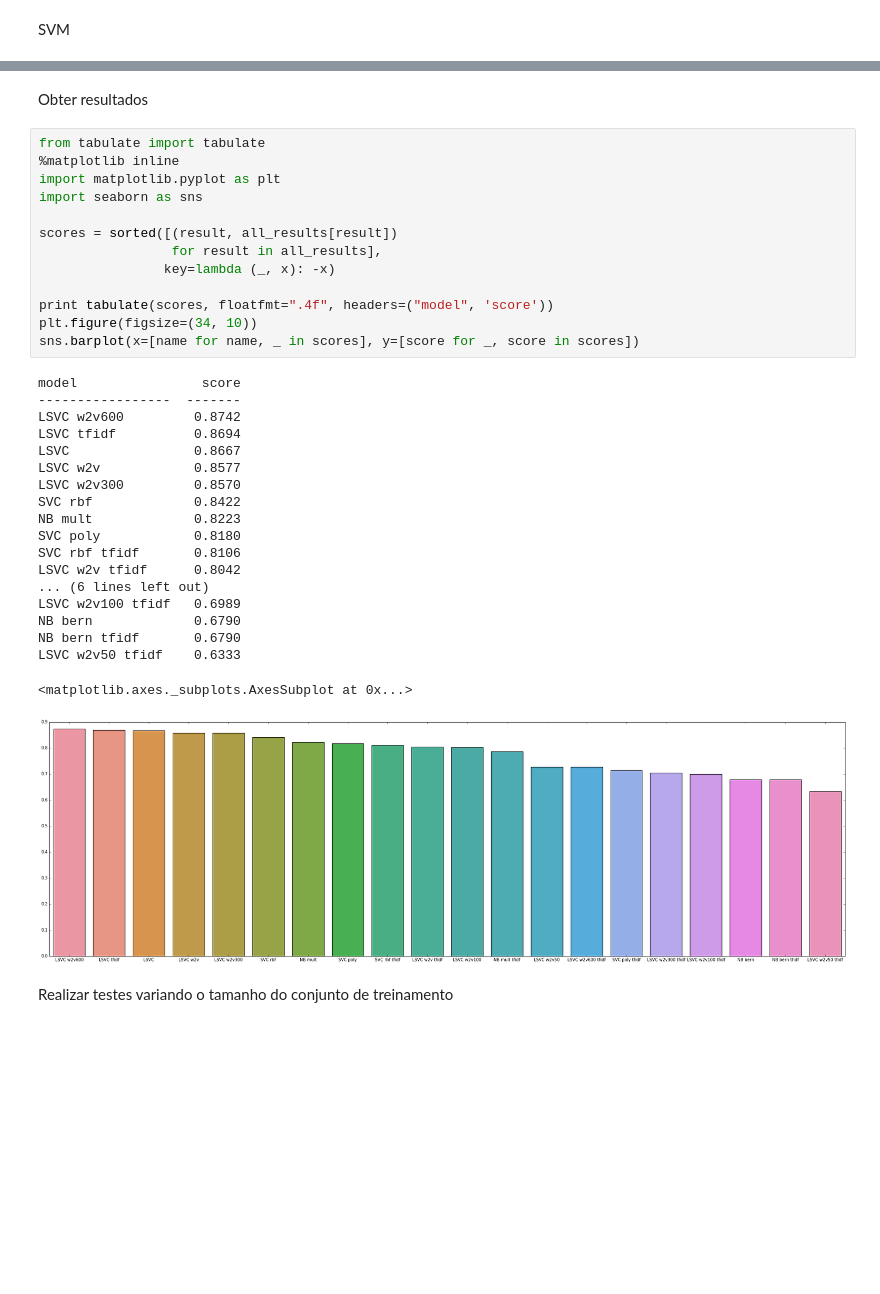
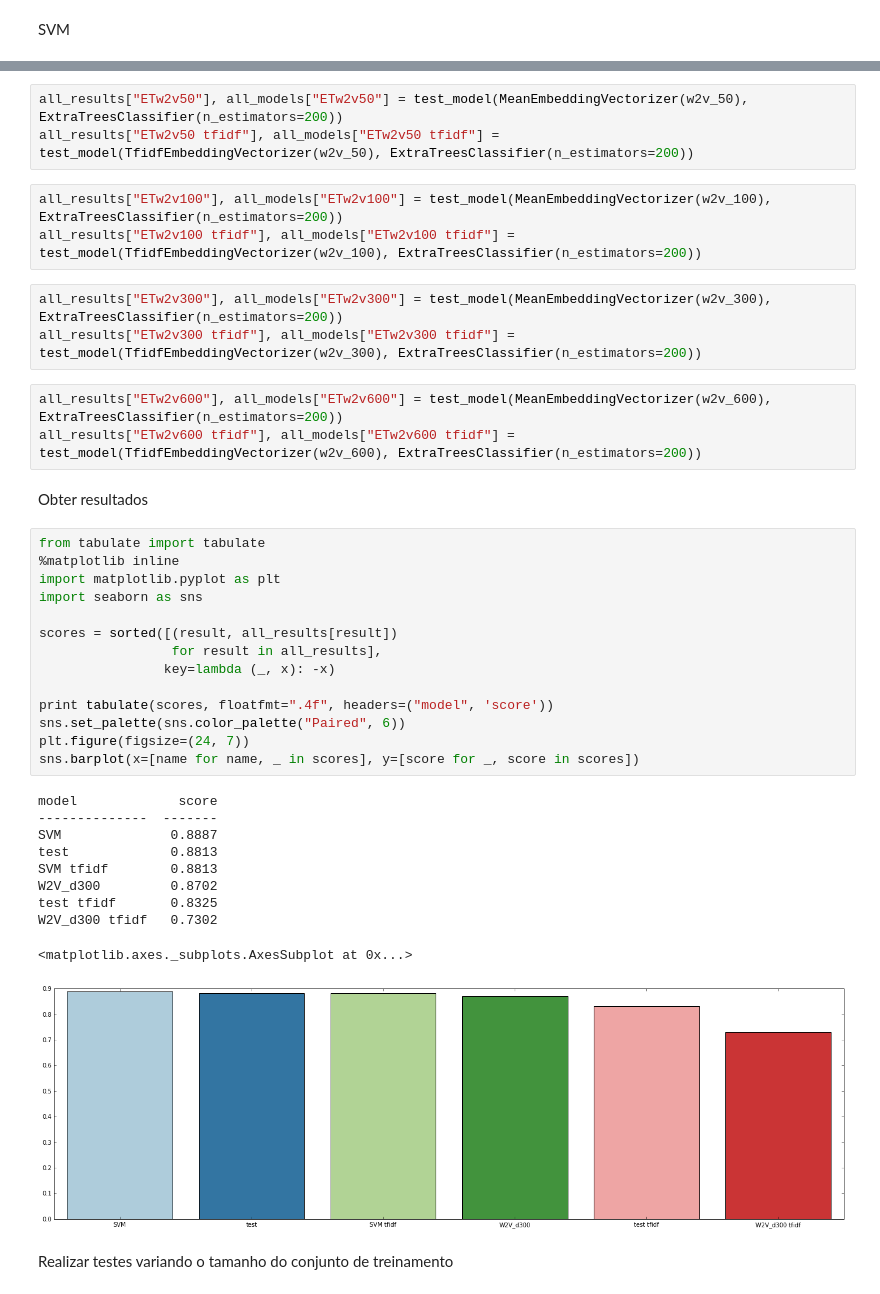
Before and after one commit to eduardogc8/qa-chave, a Jupyter notebook: benchmarking_qc.ipynb, the cells around one changed output, grey strips where cells are left out. Saved outputs shown, nothing was run; the diff lists cells and outputs as text; blank space fills up the shorter version.

```diff
--- a/benchmarking_qc.ipynb
+++ b/benchmarking_qc.ipynb
@@ -250,38 +298,42 @@ all_results["SVC poly tfidf"], all_models["SVC poly tfidf"] = test_model(tfidf_v
+# %%
+all_results["ETw2v50"], all_models["ETw2v50"] = test_model(MeanEmbeddingVectorizer(w2v_50), ExtraTreesClassifier(n_estimators=200))
+all_results["ETw2v50 tfidf"], all_models["ETw2v50 tfidf"] = test_model(TfidfEmbeddingVectorizer(w2v_50), ExtraTreesClassifier(n_estimators=200))
+# %%
+all_results["ETw2v100"], all_models["ETw2v100"] = test_model(MeanEmbeddingVectorizer(w2v_100), ExtraTreesClassifier(n_estimators=200))
+all_results["ETw2v100 tfidf"], all_models["ETw2v100 tfidf"] = test_model(TfidfEmbeddingVectorizer(w2v_100), ExtraTreesClassifier(n_estimators=200))
+# %%
+all_results["ETw2v300"], all_models["ETw2v300"] = test_model(MeanEmbeddingVectorizer(w2v_300), ExtraTreesClassifier(n_estimators=200))
+all_results["ETw2v300 tfidf"], all_models["ETw2v300 tfidf"] = test_model(TfidfEmbeddingVectorizer(w2v_300), ExtraTreesClassifier(n_estimators=200))
+# %%
+all_results["ETw2v600"], all_models["ETw2v600"] = test_model(MeanEmbeddingVectorizer(w2v_600), ExtraTreesClassifier(n_estimators=200))
+all_results["ETw2v600 tfidf"], all_models["ETw2v600 tfidf"] = test_model(TfidfEmbeddingVectorizer(w2v_600), ExtraTreesClassifier(n_estimators=200))
 # %% [markdown]
 Obter resultados
 # %%
 from tabulate import tabulate
 %matplotlib inline
 import matplotlib.pyplot as plt
 import seaborn as sns
 
 scores = sorted([(result, all_results[result])
                  for result in all_results],
                 key=lambda (_, x): -x)
 
 print tabulate(scores, floatfmt=".4f", headers=("model", 'score'))
-plt.figure(figsize=(34, 10))
+sns.set_palette(sns.color_palette("Paired", 6))
+plt.figure(figsize=(24, 7))
 sns.barplot(x=[name for name, _ in scores], y=[score for _, score in scores])
 # %% [output]
-model                score
------------------  -------
-LSVC w2v600         0.8742
-LSVC tfidf          0.8694
-LSVC                0.8667
-LSVC w2v            0.8577
-LSVC w2v300         0.8570
-SVC rbf             0.8422
-NB mult             0.8223
-SVC poly            0.8180
-SVC rbf tfidf       0.8106
-LSVC w2v tfidf      0.8042
-... (6 lines left out)
-LSVC w2v100 tfidf   0.6989
-NB bern             0.6790
-NB bern tfidf       0.6790
-LSVC w2v50 tfidf    0.6333
+model             score
+--------------  -------
+SVM              0.8887
+test             0.8813
+SVM tfidf        0.8813
+W2V_d300         0.8702
+test tfidf       0.8325
+W2V_d300 tfidf   0.7302
 <matplotlib.axes._subplots.AxesSubplot at 0x...>
-[figure, old version]
+[figure, new version]
 # %% [markdown]
 Realizar testes variando o tamanho do conjunto de treinamento
 # %%
```
Also changed, not shown: parts of 37 cells of this notebook.
